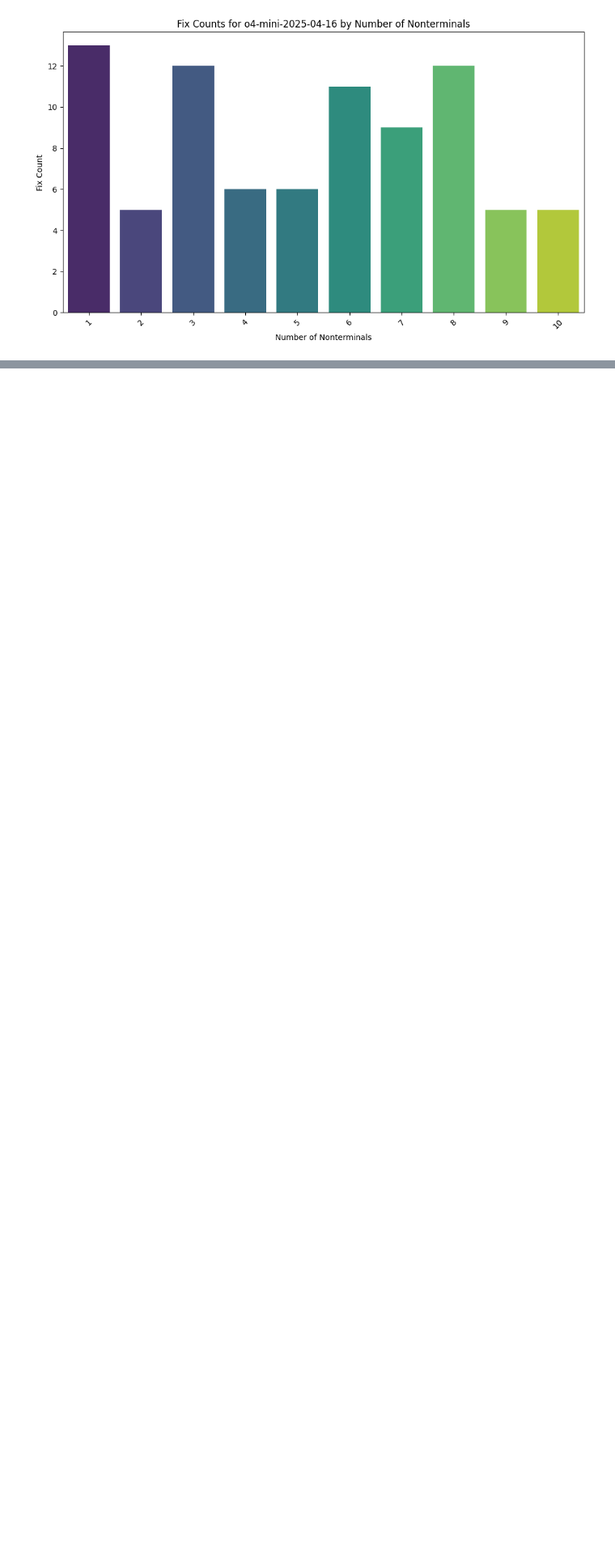
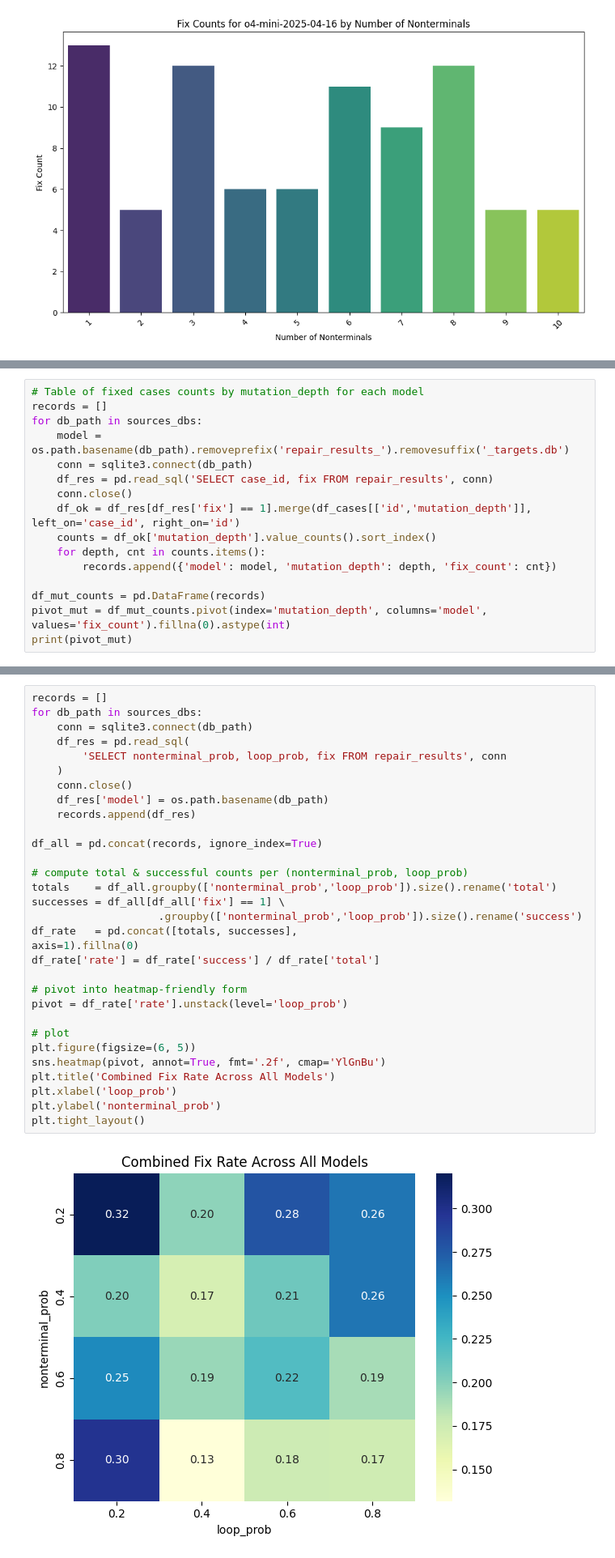
Before and after one commit to Jacksadventure/Grammar_bench, a Jupyter notebook: repair_results_analysis.ipynb, the cells around one changed output, grey strips where cells are left out. Shown at 81% size. Saved outputs shown, nothing was run; the diff lists cells and outputs as text; blank space fills up the shorter version.

```diff
--- a/repair_results_analysis.ipynb
+++ b/repair_results_analysis.ipynb
@@ -217,3 +245,19 @@ plt.legend(bbox_to_anchor=(1.05, 1), loc='upper left')
 plt.tight_layout()
 # %% [output]
 [figure]
+# %%
+# Table of fixed cases counts by mutation_depth for each model
+records = []
+for db_path in sources_dbs:
+    model = os.path.basename(db_path).removeprefix('repair_results_').removesuffix('_targets.db')
+    conn = sqlite3.connect(db_path)
+    df_res = pd.read_sql('SELECT case_id, fix FROM repair_results', conn)
+    conn.close()
+    df_ok = df_res[df_res['fix'] == 1].merge(df_cases[['id','mutation_depth']], left_on='case_id', right_on='id')
+    counts = df_ok['mutation_depth'].value_counts().sort_index()
+    for depth, cnt in counts.items():
+        records.append({'model': model, 'mutation_depth': depth, 'fix_count': cnt})
+
+df_mut_counts = pd.DataFrame(records)
+pivot_mut = df_mut_counts.pivot(index='mutation_depth', columns='model', values='fix_count').fillna(0).astype(int)
+print(pivot_mut)
@@ -219,0 +282,33 @@ plt.tight_layout()
+# %%
+records = []
+for db_path in sources_dbs:
+    conn = sqlite3.connect(db_path)
+    df_res = pd.read_sql(
+        'SELECT nonterminal_prob, loop_prob, fix FROM repair_results', conn
+    )
+    conn.close()
+    df_res['model'] = os.path.basename(db_path)
+    records.append(df_res)
+
+df_all = pd.concat(records, ignore_index=True)
+
+# compute total & successful counts per (nonterminal_prob, loop_prob)
+totals    = df_all.groupby(['nonterminal_prob','loop_prob']).size().rename('total')
+successes = df_all[df_all['fix'] == 1] \
+                    .groupby(['nonterminal_prob','loop_prob']).size().rename('success')
+df_rate   = pd.concat([totals, successes],
+axis=1).fillna(0)
+df_rate['rate'] = df_rate['success'] / df_rate['total']
+
+# pivot into heatmap-friendly form
+pivot = df_rate['rate'].unstack(level='loop_prob')
+
+# plot
+plt.figure(figsize=(6, 5))
+sns.heatmap(pivot, annot=True, fmt='.2f', cmap='YlGnBu')
+plt.title('Combined Fix Rate Across All Models')
+plt.xlabel('loop_prob')
+plt.ylabel('nonterminal_prob')
+plt.tight_layout()
+# %% [output]
+[figure, added]
```
Also changed, not shown: parts of 4 cells of this notebook, 1 other file.
